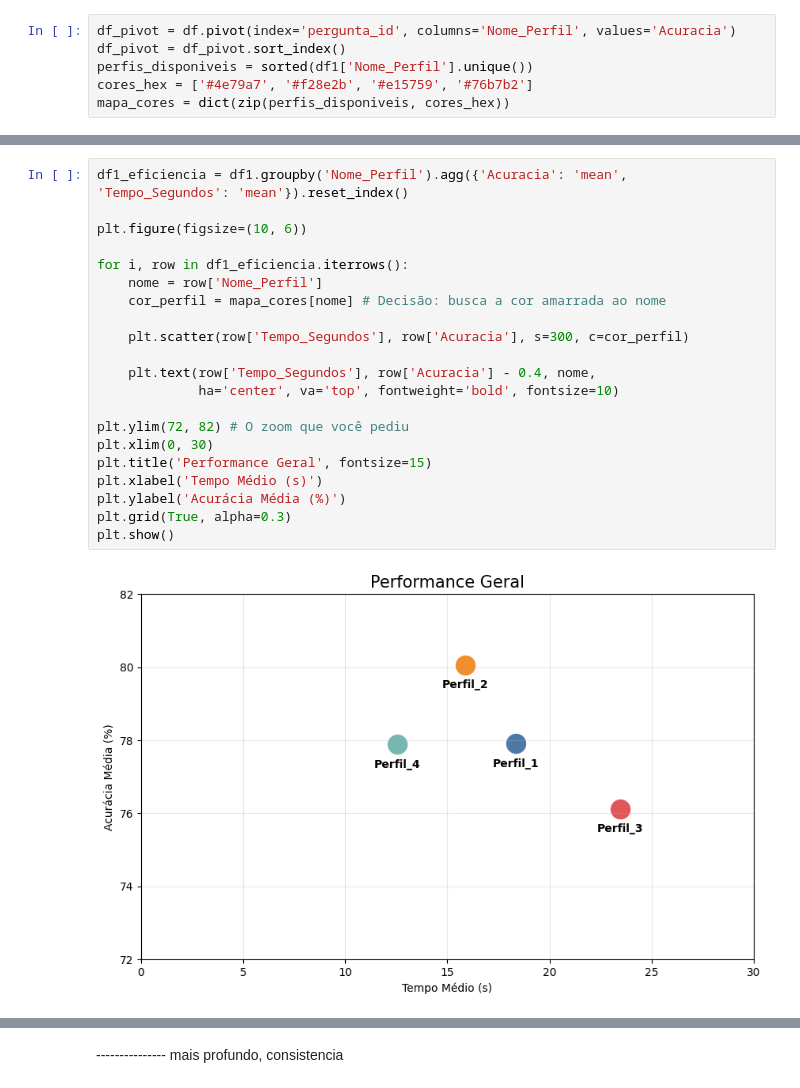
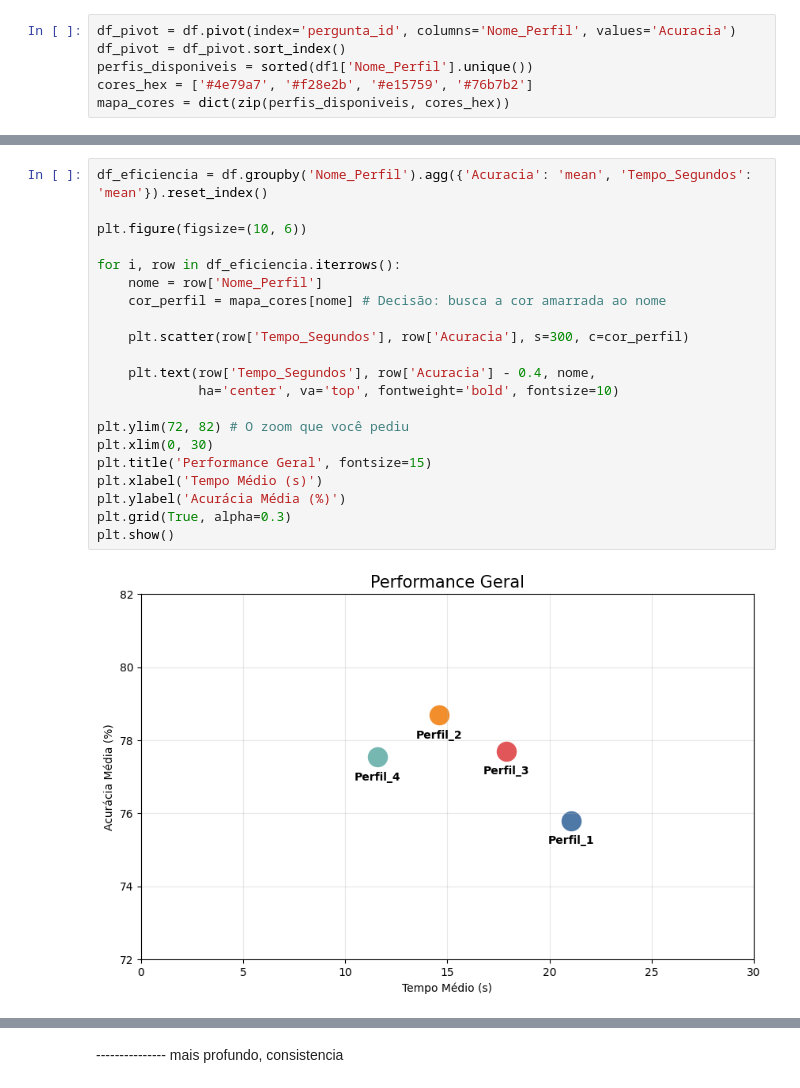
Before and after one commit to jonatas-ti-sistema/tcc_nlp, a Jupyter notebook: tratar_resultados copy.ipynb, the cells around one changed output, grey strips where cells are left out. Saved outputs shown, nothing was run; the diff lists cells and outputs as text.

```diff
--- a/tratar_resultados copy.ipynb
+++ b/tratar_resultados copy.ipynb
@@ -233,23 +143,23 @@ plt.show()
 # %%
-df1_eficiencia = df1.groupby('Nome_Perfil').agg({'Acuracia': 'mean', 'Tempo_Segundos': 'mean'}).reset_index()
+df_eficiencia = df.groupby('Nome_Perfil').agg({'Acuracia': 'mean', 'Tempo_Segundos': 'mean'}).reset_index()
 
 plt.figure(figsize=(10, 6))
 
-for i, row in df1_eficiencia.iterrows():
+for i, row in df_eficiencia.iterrows():
     nome = row['Nome_Perfil']
     cor_perfil = mapa_cores[nome] # Decisão: busca a cor amarrada ao nome
 
     plt.scatter(row['Tempo_Segundos'], row['Acuracia'], s=300, c=cor_perfil)
 
     plt.text(row['Tempo_Segundos'], row['Acuracia'] - 0.4, nome,
              ha='center', va='top', fontweight='bold', fontsize=10)
 
 plt.ylim(72, 82) # O zoom que você pediu
 plt.xlim(0, 30)
 plt.title('Performance Geral', fontsize=15)
 plt.xlabel('Tempo Médio (s)')
 plt.ylabel('Acurácia Média (%)')
 plt.grid(True, alpha=0.3)
 plt.show()
 # %% [output]
-[figure, old version]
+[figure, new version]
```
Also changed, not shown: parts of 11 cells of this notebook, 1 other file.
